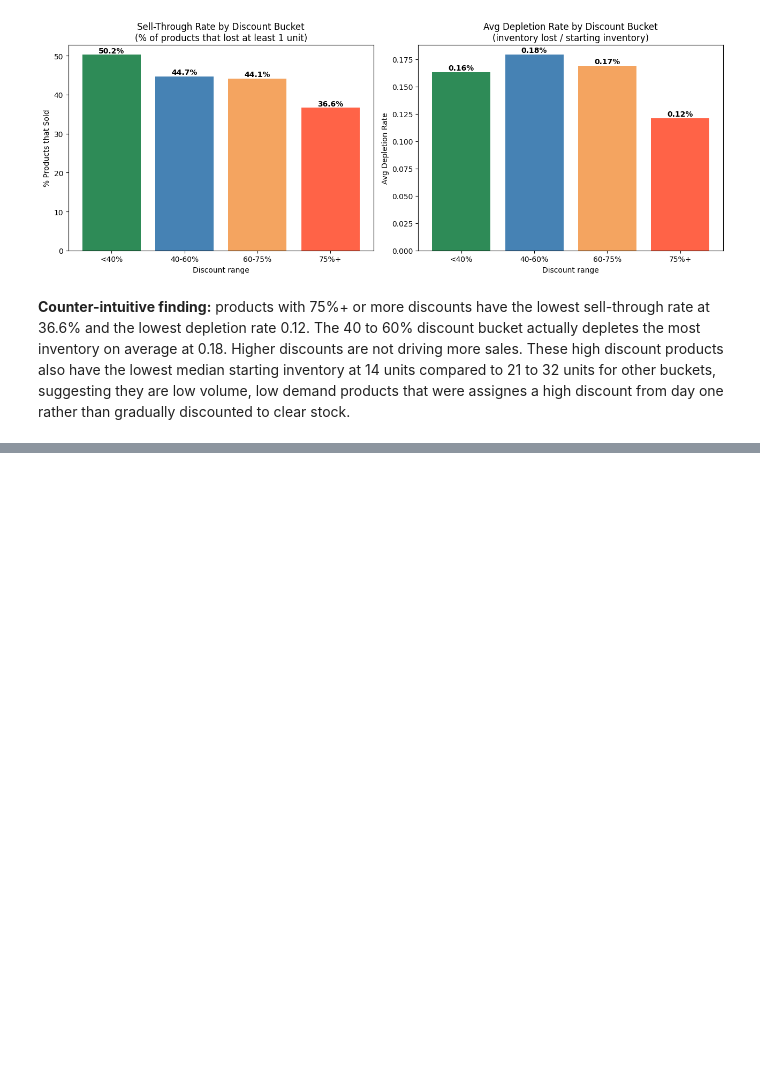
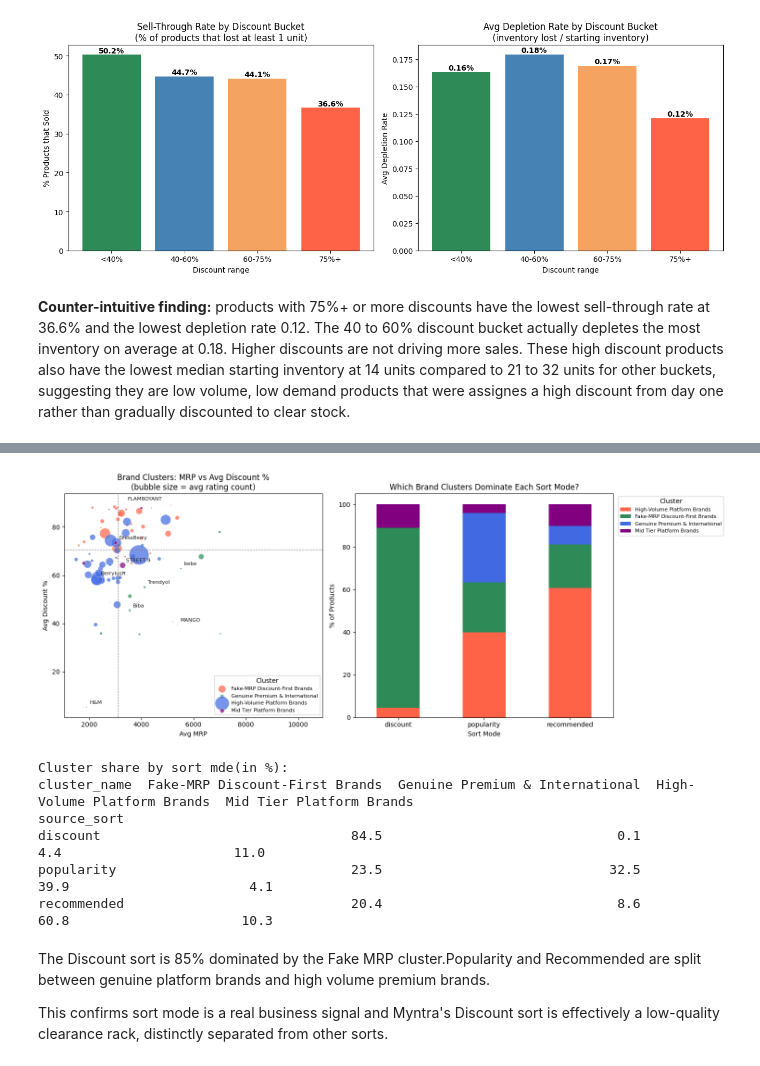
Before and after one commit to manjuq/myntra_pricing_analysis, a Jupyter notebook: analysis/myntra_analysis.ipynb, the cells around one changed output, grey strips where cells are left out. Saved outputs shown, nothing was run; the diff lists cells and outputs as text; code cells hidden in the pictures; blank space fills up the shorter version.

Commit message:
Add brand clustering, price volatility, and feature importance

```diff
--- a/analysis/myntra_analysis.ipynb
+++ b/analysis/myntra_analysis.ipynb
@@ -533,0 +561,10 @@ These high discount products also have the lowest median starting inventory at 1
+# %%
+optimal_K = 4
+km_final = KMeans(n_clusters=optimal_K, random_state=42, n_init=10)
+cluster_features['cluster'] = km_final.fit_predict(X_scaled)
+
+cluster_profile = cluster_features.groupby('cluster')[feature_cols].mean().round(2)
+cluster_profile['brand_count'] = cluster_features.groupby('cluster')['brand'].count()
+
+print("Cluster Profiles ")
+print(cluster_profile.to_string())
@@ -533,0 +616,58 @@ These high discount products also have the lowest median starting inventory at 1
+# %%
+fig, axes = plt.subplots(1, 2, figsize=(15, 6))
+
+# left: cluster scatter (MRP vs Discount %, bubble = rating count)
+for name, group in cluster_features.groupby('cluster_name'):
+    axes[0].scatter(
+        group['avg_mrp'], group['avg_discount_pct'],
+        s=group['avg_rating_count']*0.08,
+        color=cluster_color_map[name],
+        label=name, alpha=0.7, edgecolors='white', linewidth=0.5)
+
+notable_brands = ['H&M', 'MANGO', 'bebe', 'DressBerry', 'Berrylush', 'STREET 9', 'Biba', 'FLAMBOYANT', 'Trendyol']
+for _, row in cluster_features[cluster_features['brand'].isin(notable_brands)].iterrows():
+    axes[0].annotate(row['brand'], (row['avg_mrp'], row['avg_discount_pct']),
+                     fontsize=8, alpha=0.9, xytext=(5,5), textcoords='offset points')
+
+axes[0].axhline(cluster_features['avg_discount_pct'].median(), linestyle='--', linewidth=0.8, color='grey')
+axes[0].axvline(cluster_features['avg_mrp'].median(), linestyle='--', linewidth=0.8, color='grey')
+axes[0].set_title('Brand Clusters: MRP vs Avg Discount %\n(bubble size = avg rating count)')
+axes[0].set_xlabel('Avg MRP')
+axes[0].set_ylabel('Avg Discount %')
+axes[0].legend(title='Cluster', fontsize=8)
+
+# right: which clusters dominate each sort mode?
+if 'cluster_name' in df.columns:
+    df = df.drop(columns=['cluster_name'])
+df = df.merge(cluster_features[['brand', 'cluster_name']], on='brand', how='left')
+
+sort_cluster = df.groupby(['source_sort', 'cluster_name']).size().unstack(fill_value=0)
+sort_cluster_pct = sort_cluster.div(sort_cluster.sum(axis=1), axis=0)*100
+col_order        = [c for c in cluster_color_map if c in sort_cluster_pct.columns]
+
+sort_cluster_pct[col_order].plot(kind='bar',
+                       stacked=True, ax=axes[1], color=[cluster_color_map[c] for c in sort_cluster_pct.columns])
+
+axes[1].set_title('Which Brand Clusters Dominate Each Sort Mode?')
+axes[1].set_xlabel('Sort Mode')
+axes[1].set_ylabel('% of Products')
+axes[1].tick_params(axis='x', rotation=0)
+axes[1].legend(title='Cluster', bbox_to_anchor=(1.01, 1), loc='upper left', fontsize=8)
+
+plt.tight_layout()
+plt.show()
+
+print('Cluster share by sort mde(in %):')
+print(sort_cluster_pct.round(1).to_string())
+# %% [output]
+[figure, added]
+Cluster share by sort mde(in %):
+cluster_name  Fake-MRP Discount-First Brands  Genuine Premium & International  High-Volume Platform Brands  Mid Tier Platform Brands
+source_sort
+discount                                84.5                              0.1                          4.4                      11.0
+popularity                              23.5                             32.5                         39.9                       4.1
+recommended                             20.4                              8.6                         60.8                      10.3
+# %% [markdown]
+The Discount sort is 85% dominated by the Fake MRP cluster.Popularity and Recommended are split between genuine platform brands and high volume premium brands.
+
+This confirms sort mode is a real business signal and Myntra's Discount sort is effectively a low-quality clearance rack, distinctly separated from other sorts.
```
Also changed, not shown: parts of 15 cells of this notebook.
